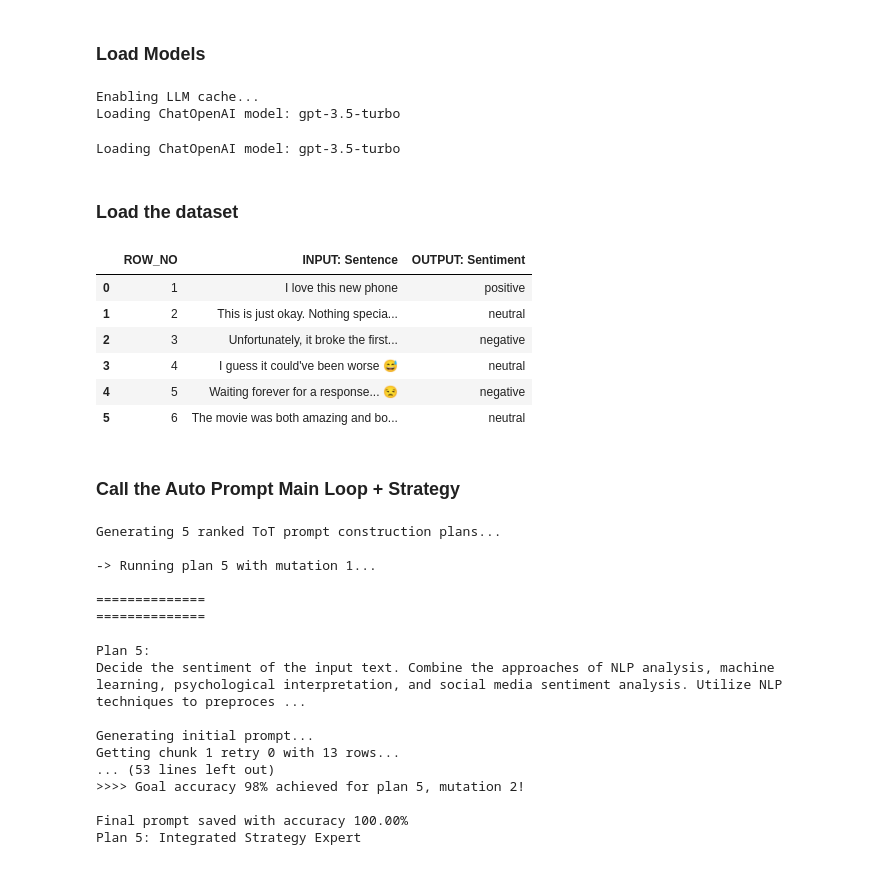
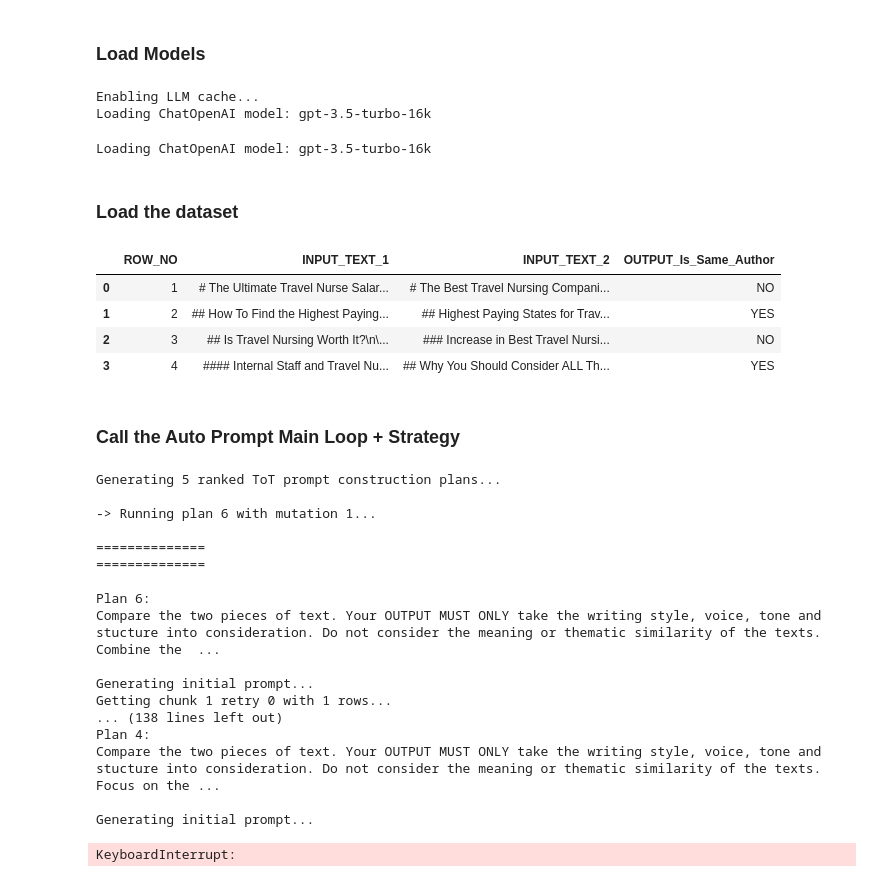
Before and after one commit to amerkay/auto-prompt-builder, a Jupyter notebook: Auto-Prompter.ipynb, the cells around one changed output. Cells and saved outputs as stored; diff of their text form; code cells hidden in the pictures.

```diff
--- a/Auto-Prompter.ipynb
+++ b/Auto-Prompter.ipynb
@@ -23,14 +23,14 @@ from strategies.tree_search import TreeSearchStrategy
 # %% [markdown]
 ## Configuration
 # %%
-DATASET_FILE = "./datasets/sentiment_analysis_examples_25.csv"
+# DATASET_FILE = "./datasets/sentiment_analysis_examples_25.csv"
 # DATASET_FILE = "./datasets/dataset-writing-style-v-not-v.xlsx"
-# DATASET_FILE = "./datasets/writing-style.xlsx"
+DATASET_FILE = "./datasets/writing-style.xlsx"
 # DATASET_FILE = "./datasets/writing-style-30-100-words.xlsx"
 
 # Seed Idea for prompt generation
-IDEA_SEED = """Decide the sentiment of the input text."""
-# IDEA_SEED = """Compare the writing style of the two pieces of text. Your OUTPUT MUST ONLY take the writing style into consideration, NOT the meaning or thematic similarity of the texts.""".strip()
+# IDEA_SEED = """Decide the sentiment of the input text."""
+IDEA_SEED = """Compare the two pieces of text. Your OUTPUT MUST ONLY take the writing style, voice, tone and stucture into consideration. Do not consider the meaning or thematic similarity of the texts.""".strip()
 
 
 # Initial prompt. If `None`, the initial prompt will be generated automatically
@@ -38,36 +38,37 @@ IDEA_SEED = """Decide the sentiment of the input text."""
 # PROMPT_TO_EVAL_FILE = "_scored_100/writing-style-01-gpt-turbo-3.5-temp-0.3.md"
 
 # Maximum number of rows to use from the dataset for initial prompt generation
-ROWS_INITIAL = 6
+ROWS_INITIAL = 4
 # Maximum number of rows in each chunk
-ROWS_MAX = 13
+ROWS_MAX = 1
 # Number of rows to use as `incorrect` examples
-ROWS_INCORRECT = 4
+ROWS_INCORRECT = 2
 
 
 # Use Few or Zero Shot?
 IS_FEW_SHOT = True
-EVAL_CONCURRENCY = 4
+EVAL_CONCURRENCY = 10
 
 
 # Stopping criteria (inclusive)
-GOAL_ACCURACY = 98
-MAX_ATTEMPTS_PER_PLAN = 3
+GOAL_ACCURACY = 80
+MAX_ATTEMPTS_PER_PLAN = 5 # including the initial attempt before using UPDATEP
 
 
 # Model configurations
 # MODEL_PROMPT_WRITER_NAME = "gpt-4-1106-preview"
-MODEL_PROMPT_WRITER_NAME = "gpt-3.5-turbo"
+MODEL_PROMPT_WRITER_NAME = "gpt-3.5-turbo-16k"
 # MODEL_PROMPT_WRITER_NAME = "mistralai/Mixtral-8x7B-Instruct-v0.1"
 MODEL_PROMPT_WRITER_TEMPERATURE = 0.7
 MODEL_PROMPT_WRITER_MAX_TOKENS = 2400
 
-MODEL_EVALUATE_NAME = "gpt-3.5-turbo"
+# MODEL_EVALUATE_NAME = "gpt-3.5-turbo"
+MODEL_EVALUATE_NAME = "gpt-3.5-turbo-16k"
 # MODEL_EVALUATE_NAME = "gpt-4-1106-preview"
 # MODEL_EVALUATE_NAME = "mistralai/Mixtral-8x7B-Instruct-v0.1"
 # MODEL_EVALUATE_NAME = "togethercomputer/llama-2-70b-chat"
-MODEL_EVALUATE_TEMPERATURE = 0.05
-MODEL_EVALUATE_MAX_TOKENS = 1600
+MODEL_EVALUATE_TEMPERATURE = 0.1
+MODEL_EVALUATE_MAX_TOKENS = 2200
 # %% [markdown]
 ### Load Models
 # %%
@@ -96,29 +97,31 @@ model_evaluate = load_model(
 )
 # %% [output]
 Enabling LLM cache...
-Loading ChatOpenAI model: gpt-3.5-turbo
+Loading ChatOpenAI model: gpt-3.5-turbo-16k
-Loading ChatOpenAI model: gpt-3.5-turbo
+Loading ChatOpenAI model: gpt-3.5-turbo-16k
 # %% [markdown]
 ### Load the dataset
 # %%
+
 # create it if it does not exist, or empty ./_log directory if it does
 if not os.path.exists("_log"):
     os.mkdir("_log")
 else:
     for filename in os.listdir("_log"):
         os.remove(os.path.join("_log", filename))
 
 # Load the dataset
 df_all = load_and_clean_dataset(DATASET_FILE)
 df_all.head(ROWS_INITIAL)
+
+from utils_xml_table import slugify_column_names
+slugify_column_names(df_all).head(ROWS_INITIAL)
 # %% [output]
-|  | ROW_NO | INPUT: Sentence | OUTPUT: Sentiment |
-| 0 | 1 | I love this new phone | positive |
-| 1 | 2 | This is just okay. Nothing specia... | neutral |
-| 2 | 3 | Unfortunately, it broke the first... | negative |
-| 3 | 4 | I guess it could've been worse 😅 | neutral |
-| 4 | 5 | Waiting forever for a response... 😒 | negative |
-| 5 | 6 | The movie was both amazing and bo... | neutral |
+|  | ROW_NO | INPUT_TEXT_1 | INPUT_TEXT_2 | OUTPUT_Is_Same_Author |
+| 0 | 1 | # The Ultimate Travel Nurse Salar... | # The Best Travel Nursing Compani... | NO |
+| 1 | 2 | ## How To Find the Highest Paying... | ## Highest Paying States for Trav... | YES |
+| 2 | 3 | ## Is Travel Nursing Worth It?\n\... | ### Increase in Best Travel Nursi... | NO |
+| 3 | 4 | #### Internal Staff and Travel Nu... | ## Why You Should Consider ALL Th... | YES |
 # %% [markdown]
 ### Call the Auto Prompt Main Loop + Strategy
 # %%
@@ -141,7 +144,7 @@ auto_prompt_strategy = TreeSearchStrategy(
 
 # Execute the strategy
 # prompt_str, accuracy, plan = auto_prompt_strategy.run()
-prompt_str, accuracy, plan = auto_prompt_strategy.run(max_mutations=2)
+prompt_str, accuracy, plan = auto_prompt_strategy.run(max_mutations=1, min_acceptable_accuracy=50)
 
 # Save the final prompt
 save_log_file("10-prompt_final.md", prompt_str)
@@ -151,18 +154,19 @@ if plan is not None:
 # %% [output]
 Generating 5 ranked ToT prompt construction plans...
 
--> Running plan 5 with mutation 1...
+-> Running plan 6 with mutation 1...
 
 ==============
 ==============
 
-Plan 5:
-Decide the sentiment of the input text. Combine the approaches of NLP analysis, machine learning, psychological interpretation, and social media sentiment analysis. Utilize NLP techniques to preproces ...
+Plan 6:
+Compare the two pieces of text. Your OUTPUT MUST ONLY take the writing style, voice, tone and stucture into consideration. Do not consider the meaning or thematic similarity of the texts. Combine the  ...
 
 Generating initial prompt...
-Getting chunk 1 retry 0 with 13 rows...
-... (53 lines left out)
->>>> Goal accuracy 98% achieved for plan 5, mutation 2!
+Getting chunk 1 retry 0 with 1 rows...
+... (138 lines left out)
+Plan 4:
+Compare the two pieces of text. Your OUTPUT MUST ONLY take the writing style, voice, tone and stucture into consideration. Do not consider the meaning or thematic similarity of the texts. Focus on the ...
 
-Final prompt saved with accuracy 100.00%
-Plan 5: Integrated Strategy Expert
+Generating initial prompt...
+KeyboardInterrupt:
```
Also changed, not shown: parts of 2 cells of this notebook, 24 other files.
